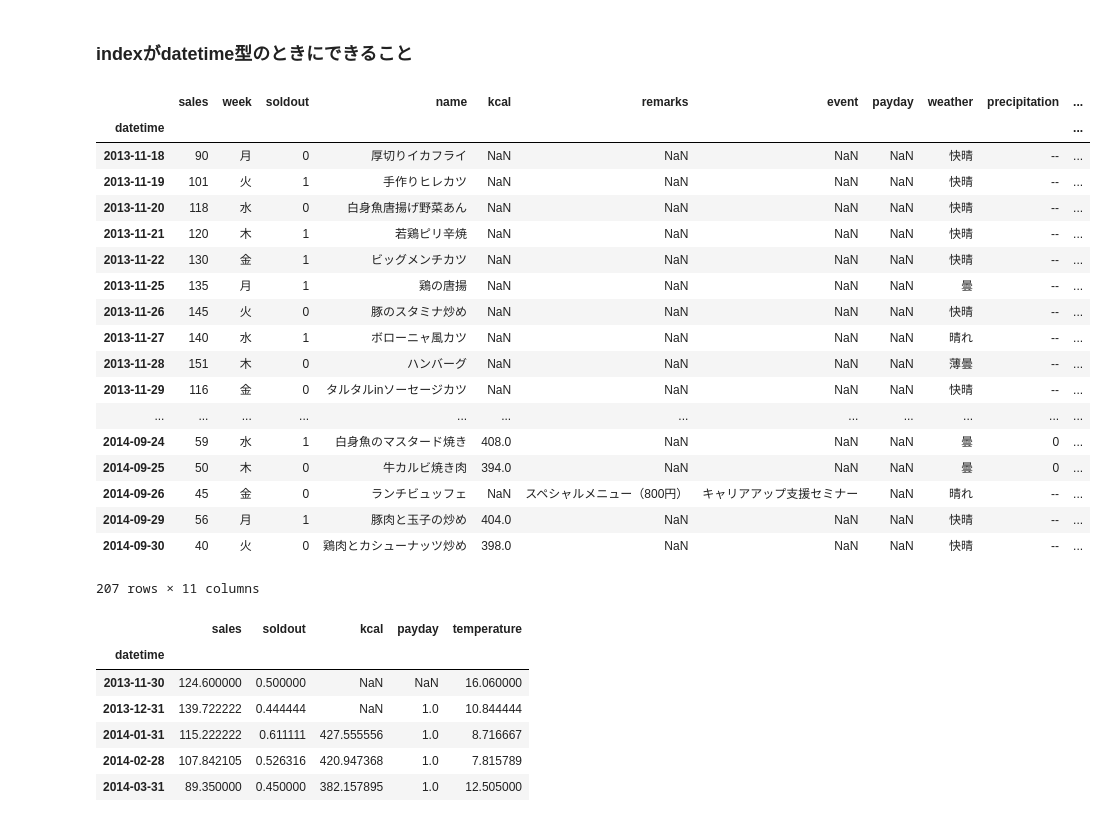
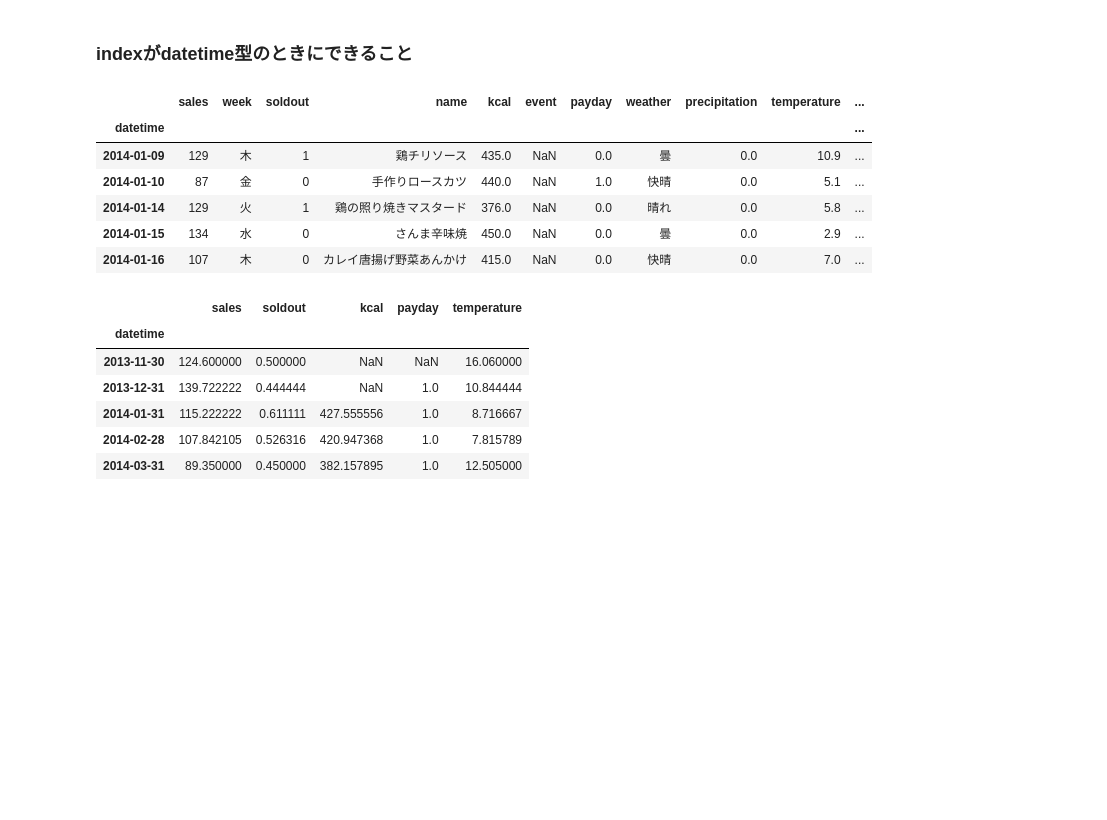
Before and after one commit to ysdyt/pandas_tutorial, a Jupyter notebook: pandas_tutorial.ipynb, the cells around one changed output. Cells and saved outputs as stored; diff of their text form; code cells hidden in the pictures; blank space fills up the shorter version.

```diff
--- a/pandas_tutorial.ipynb
+++ b/pandas_tutorial.ipynb
@@ -396,27 +357,15 @@ DatetimeIndex(['2013-11-18', '2013-11-19', '2013-11-20', '2013-11-21',
 ### indexがdatetime型のときにできること
 # %%
 # indexに対してsortを行う
-df.sort_index() # object型のままだと正しくsortされない
+df.sort_index().head() # object型のままだと正しくsortされない
 # %% [output]
-|  | sales | week | soldout | name | kcal | remarks | event | payday | weather | precipitation | ... |
+|  | sales | week | soldout | name | kcal | event | payday | weather | precipitation | temperature | ... |
 | datetime |  |  |  |  |  |  |  |  |  |  | ... |
-| 2013-11-18 | 90 | 月 | 0 | 厚切りイカフライ | NaN | NaN | NaN | NaN | 快晴 | -- | ... |
-| 2013-11-19 | 101 | 火 | 1 | 手作りヒレカツ | NaN | NaN | NaN | NaN | 快晴 | -- | ... |
-| 2013-11-20 | 118 | 水 | 0 | 白身魚唐揚げ野菜あん | NaN | NaN | NaN | NaN | 快晴 | -- | ... |
-| 2013-11-21 | 120 | 木 | 1 | 若鶏ピリ辛焼 | NaN | NaN | NaN | NaN | 快晴 | -- | ... |
-| 2013-11-22 | 130 | 金 | 1 | ビッグメンチカツ | NaN | NaN | NaN | NaN | 快晴 | -- | ... |
-| 2013-11-25 | 135 | 月 | 1 | 鶏の唐揚 | NaN | NaN | NaN | NaN | 曇 | -- | ... |
-| 2013-11-26 | 145 | 火 | 0 | 豚のスタミナ炒め | NaN | NaN | NaN | NaN | 快晴 | -- | ... |
-| 2013-11-27 | 140 | 水 | 1 | ボローニャ風カツ | NaN | NaN | NaN | NaN | 晴れ | -- | ... |
-| 2013-11-28 | 151 | 木 | 0 | ハンバーグ | NaN | NaN | NaN | NaN | 薄曇 | -- | ... |
-| 2013-11-29 | 116 | 金 | 0 | タルタルinソーセージカツ | NaN | NaN | NaN | NaN | 快晴 | -- | ... |
-| ... | ... | ... | ... | ... | ... | ... | ... | ... | ... | ... | ... |
-| 2014-09-24 | 59 | 水 | 1 | 白身魚のマスタード焼き | 408.0 | NaN | NaN | NaN | 曇 | 0 | ... |
-| 2014-09-25 | 50 | 木 | 0 | 牛カルビ焼き肉 | 394.0 | NaN | NaN | NaN | 曇 | 0 | ... |
-| 2014-09-26 | 45 | 金 | 0 | ランチビュッフェ | NaN | スペシャルメニュー（800円） | キャリアアップ支援セミナー | NaN | 晴れ | -- | ... |
-| 2014-09-29 | 56 | 月 | 1 | 豚肉と玉子の炒め | 404.0 | NaN | NaN | NaN | 快晴 | -- | ... |
-| 2014-09-30 | 40 | 火 | 0 | 鶏肉とカシューナッツ炒め | 398.0 | NaN | NaN | NaN | 快晴 | -- | ... |
+| 2014-01-09 | 129 | 木 | 1 | 鶏チリソース | 435.0 | NaN | 0.0 | 曇 | 0.0 | 10.9 | ... |
+| 2014-01-10 | 87 | 金 | 0 | 手作りロースカツ | 440.0 | NaN | 1.0 | 快晴 | 0.0 | 5.1 | ... |
+| 2014-01-14 | 129 | 火 | 1 | 鶏の照り焼きマスタード | 376.0 | NaN | 0.0 | 晴れ | 0.0 | 5.8 | ... |
+| 2014-01-15 | 134 | 水 | 0 | さんま辛味焼 | 450.0 | NaN | 0.0 | 曇 | 0.0 | 2.9 | ... |
+| 2014-01-16 | 107 | 木 | 0 | カレイ唐揚げ野菜あんかけ | 415.0 | NaN | 0.0 | 快晴 | 0.0 | 7.0 | ... |
-207 rows × 11 columns
 # %%
 # resampleメソッドで、日単位や月単位で簡単に集計できる
 df.resample('M').mean() #月単位で平均値を出力
```
Also changed, not shown: parts of 16 cells of this notebook.
